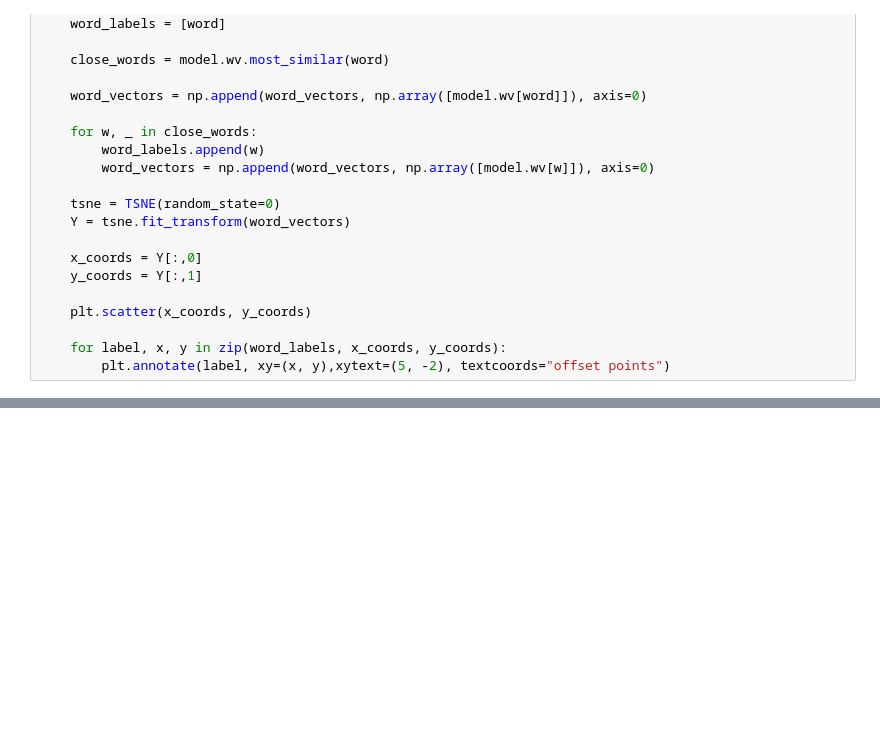
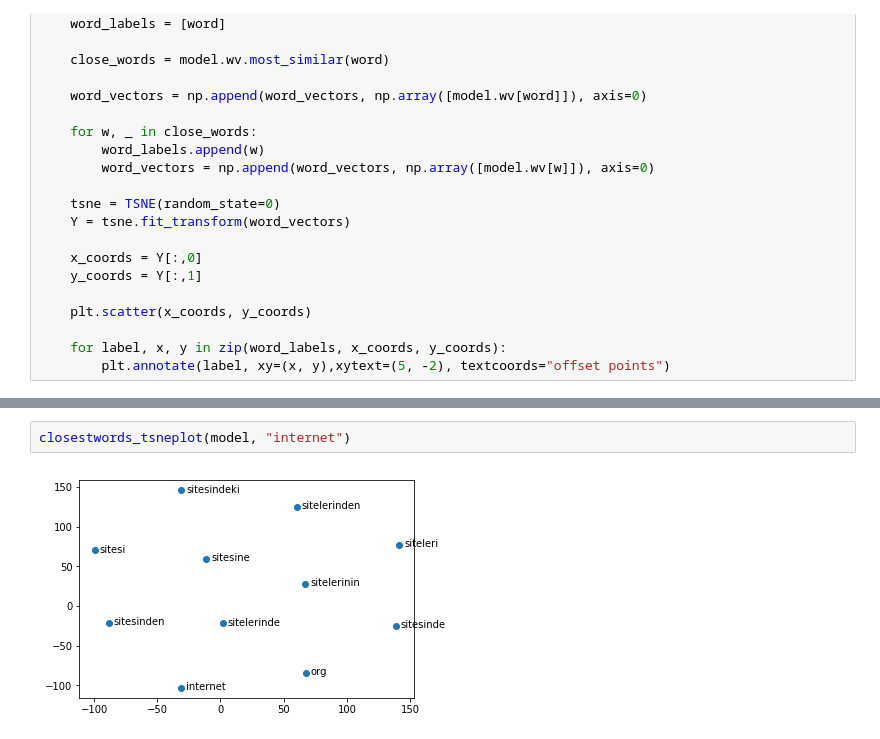
Before and after one commit to kburaky/Dil-Isleme-Calismalari, a Jupyter notebook: Kelime Isleme.ipynb, the cells around one changed output, grey strips where cells are left out. Cells and saved outputs as stored; diff of their text form; blank space fills up the shorter version.

```diff
--- a/Kelime Isleme.ipynb
+++ b/Kelime Isleme.ipynb
@@ -95,0 +96,4 @@ closestwords_tsneplot(model, "youtube")
+# %%
+closestwords_tsneplot(model, "internet")
+# %% [output]
+[figure, added]
```
Also changed, not shown: parts of 5 cells of this notebook.
